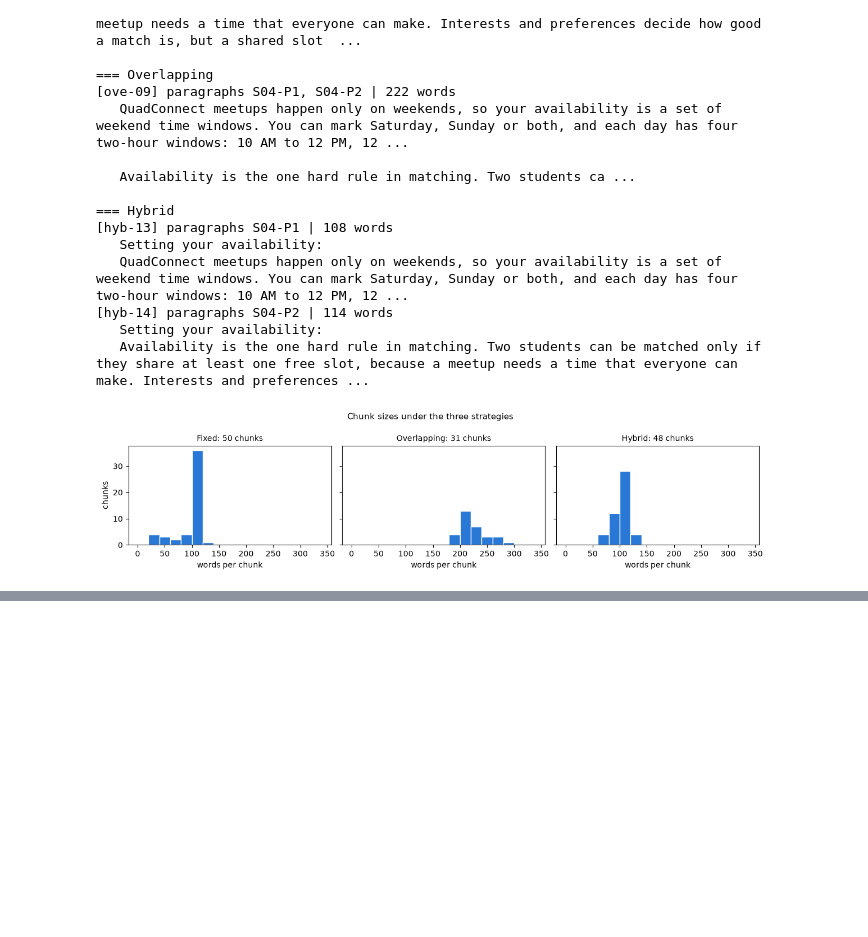
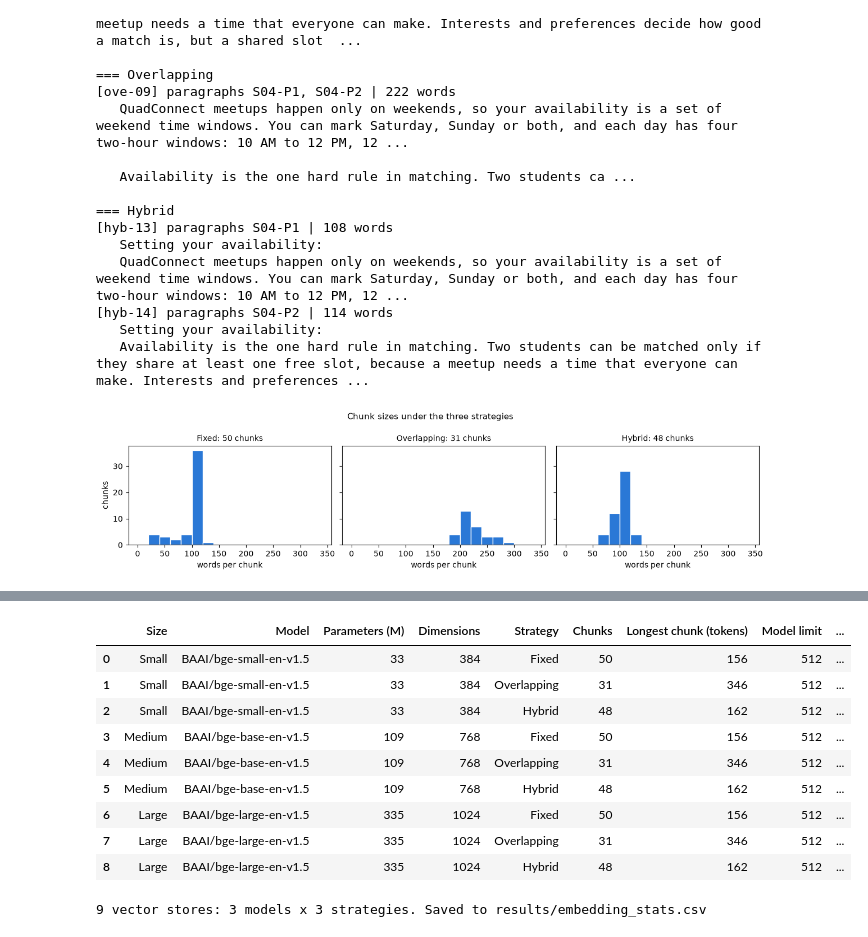
Before and after one commit to manojkmohan5/13_QuadConnect, a Jupyter notebook: rag/rag_system.ipynb, the cells around one changed output, grey strips where cells are left out. Cells and saved outputs as stored; diff of their text form; code cells hidden in the pictures; blank space fills up the shorter version.

```diff
--- a/rag/rag_system.ipynb
+++ b/rag/rag_system.ipynb
@@ -319,0 +357,65 @@ plt.show()
+# %%
+import time
+
+from sentence_transformers import SentenceTransformer
+
+EMBEDDERS = {"Small": "BAAI/bge-small-en-v1.5", "Medium": "BAAI/bge-base-en-v1.5", "Large": "BAAI/bge-large-en-v1.5"}
+QUERY_INSTRUCTION = "Represent this sentence for searching relevant passages: "  # BGE v1.5 model cards
+
+
+class VectorStore:
+    """One embedding model's vectors for one chunking strategy, searched by cosine similarity."""
+
+    def __init__(self, embedder, chunks):
+        self.embedder, self.chunks = embedder, chunks.reset_index(drop=True)
+        started = time.perf_counter()
+        self.vectors = embedder.encode(self.chunks["Text"].tolist(), batch_size=16, normalize_embeddings=True,
+                                       convert_to_numpy=True).astype(np.float32)
+        self.index_seconds = time.perf_counter() - started
+
+    def embed_query(self, query):
+        return self.embedder.encode(QUERY_INSTRUCTION + query, normalize_embeddings=True, convert_to_numpy=True)
+
+    def search(self, query_vector, k=TOP_K):
+        scores = self.vectors @ query_vector  # cosine similarity: every vector has length 1
+        top = np.argsort(-scores)[:k]
+        return self.chunks.iloc[top].assign(Rank=range(1, len(top) + 1), Score=scores[top].round(4))
+
+
+MODELS, STORES, stats = {}, {}, []
+for size, model_id in EMBEDDERS.items():
+    started = time.perf_counter()
+    MODELS[size] = SentenceTransformer(model_id, device="cpu")
+    load_s = time.perf_counter() - started
+    embedder = MODELS[size]
+    for name, table in CHUNKS.items():
+        STORES[size, name] = store = VectorStore(embedder, table)
+        longest = max(len(embedder.tokenizer(text)["input_ids"]) for text in table["Text"])
+        hits = [int(np.argmax(store.vectors @ store.vectors[i])) == i for i in range(len(table))]
+        stats.append({"Size": size, "Model": model_id, "Parameters (M)": round(sum(p.numel() for p in
+                      embedder.parameters()) / 1e6), "Dimensions": store.vectors.shape[1], "Strategy": name,
+                      "Chunks": len(table), "Longest chunk (tokens)": longest, "Model limit": embedder.max_seq_length,
+                      "Load (s)": round(load_s, 1), "Index (s)": round(store.index_seconds, 2),
+                      "ms per chunk": round(store.index_seconds / len(table) * 1000, 1),
+                      "Vectors (KB)": round(store.vectors.nbytes / 1024, 1),
+                      "Finds itself first": f"{sum(hits)}/{len(hits)}"})
+EMBEDDING_STATS = pd.DataFrame(stats)
+display(EMBEDDING_STATS)
+require((EMBEDDING_STATS["Longest chunk (tokens)"] <= EMBEDDING_STATS["Model limit"]).all(),
+        "a chunk would be cut off")
+require(all(s.split("/")[0] == s.split("/")[1] for s in EMBEDDING_STATS["Finds itself first"]),
+        "a chunk does not find itself first")
+EMBEDDING_STATS.to_csv(RESULTS / "embedding_stats.csv", index=False, lineterminator="\n")
+print(f"{len(STORES)} vector stores: 3 models x 3 strategies. Saved to results/embedding_stats.csv")
+# %% [output]
+|  | Size | Model | Parameters (M) | Dimensions | Strategy | Chunks | Longest chunk (tokens) | Model limit | ... |
+| 0 | Small | BAAI/bge-small-en-v1.5 | 33 | 384 | Fixed | 50 | 156 | 512 | ... |
+| 1 | Small | BAAI/bge-small-en-v1.5 | 33 | 384 | Overlapping | 31 | 346 | 512 | ... |
+| 2 | Small | BAAI/bge-small-en-v1.5 | 33 | 384 | Hybrid | 48 | 162 | 512 | ... |
+| 3 | Medium | BAAI/bge-base-en-v1.5 | 109 | 768 | Fixed | 50 | 156 | 512 | ... |
+| 4 | Medium | BAAI/bge-base-en-v1.5 | 109 | 768 | Overlapping | 31 | 346 | 512 | ... |
+| 5 | Medium | BAAI/bge-base-en-v1.5 | 109 | 768 | Hybrid | 48 | 162 | 512 | ... |
+| 6 | Large | BAAI/bge-large-en-v1.5 | 335 | 1024 | Fixed | 50 | 156 | 512 | ... |
+| 7 | Large | BAAI/bge-large-en-v1.5 | 335 | 1024 | Overlapping | 31 | 346 | 512 | ... |
+| 8 | Large | BAAI/bge-large-en-v1.5 | 335 | 1024 | Hybrid | 48 | 162 | 512 | ... |
+9 vector stores: 3 models x 3 strategies. Saved to results/embedding_stats.csv
```
Also changed, not shown: parts of 3 cells of this notebook, 1 other file.
